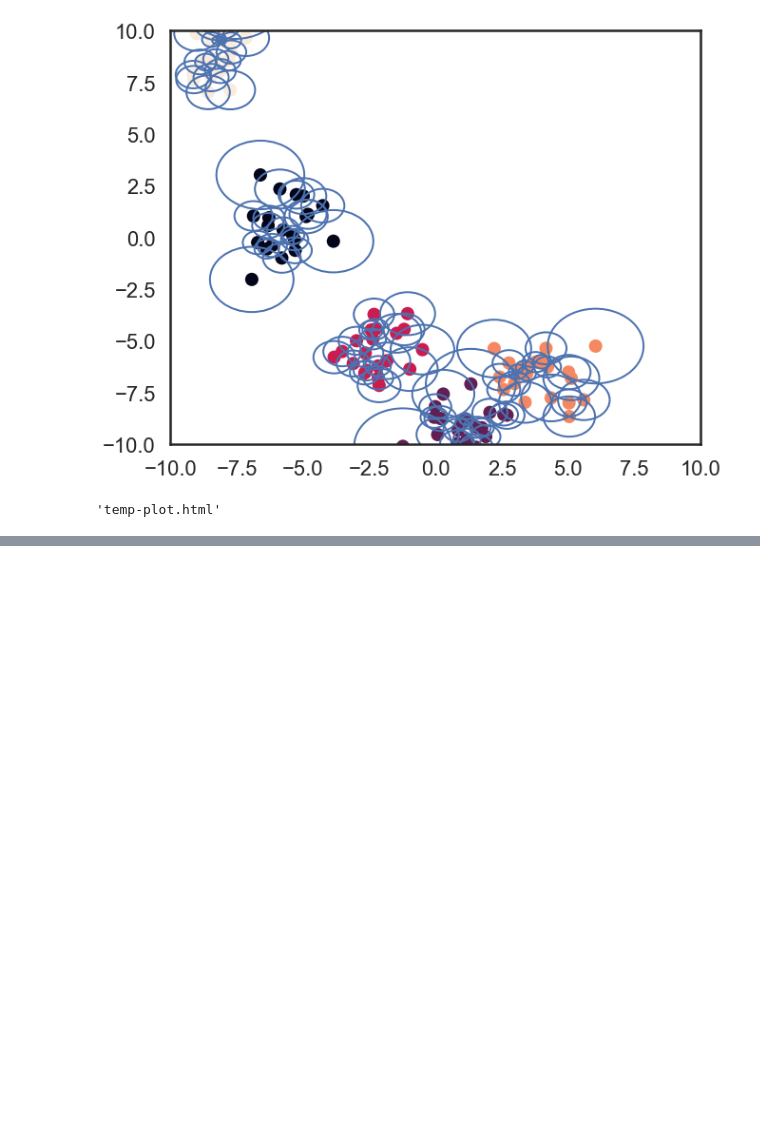
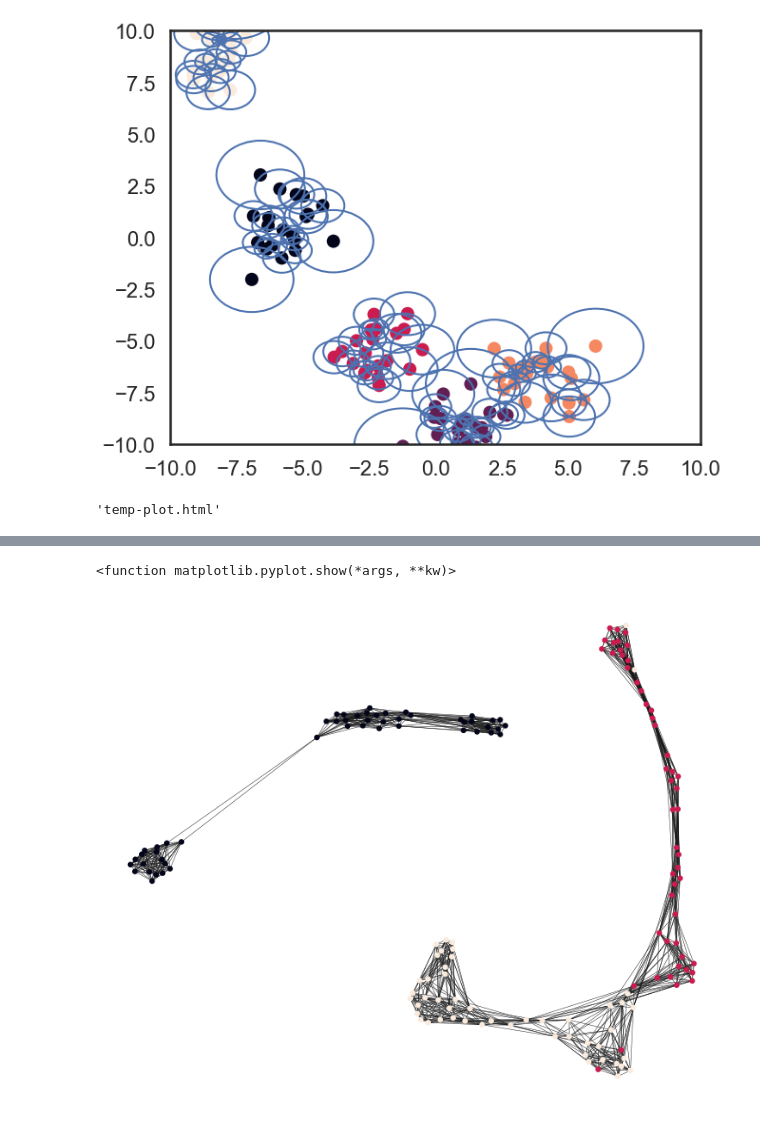
Before and after one commit to algoasylum/Pycon-UMAP, a Jupyter notebook: Open_Ball_Plot.ipynb, the cells around one changed output, grey strips where cells are left out. Saved outputs shown, nothing was run; the diff lists cells and outputs as text; code cells hidden in the pictures; blank space fills up the shorter version.

```diff
--- a/Open_Ball_Plot.ipynb
+++ b/Open_Ball_Plot.ipynb
@@ -216,0 +251,21 @@ def draw_simple_ellipse(position, width, height, angle,
+# %%
+from sklearn import datasets
+import pandas as pd
+iris = datasets.load_iris()
+df = pd.DataFrame(data= np.c_[iris['data'], iris['target']],
+                     columns= iris['feature_names'] + ['target'])
+# %%
+from sklearn.preprocessing import StandardScaler
+features = ['sepal length (cm)', 'sepal width (cm)', 'petal length (cm)', 'petal width (cm)']
+# Separating out the features
+f = df.loc[:, features].values
+# Separating out the target
+t = df.loc[:,['target']].values
+# Standardizing the features
+f = StandardScaler().fit_transform(f)
+# %%
+import umap.umap_ as umap
+reducer = umap.UMAP()
+embed = reducer.fit_transform(f)
+# %%
+EG,s1,r1 = fuzzy_simplicial_set(embed,n_neighbors = 15,random_state=np.random.RandomState(), metric='euclidean')
@@ -216,0 +276,8 @@ def draw_simple_ellipse(position, width, height, angle,
+# %%
+Graph = nx.from_scipy_sparse_matrix(EG)
+my_pos = nx.spring_layout(Graph,seed =11)
+nx.draw(Graph, pos= my_pos,node_color=t, with_labels = False, width =0.5,node_size =20, font_size = 18)
+plt.show
+# %% [output]
+<function matplotlib.pyplot.show(*args, **kw)>
+[figure, added]
```
Also changed, not shown: parts of 14 cells of this notebook.
